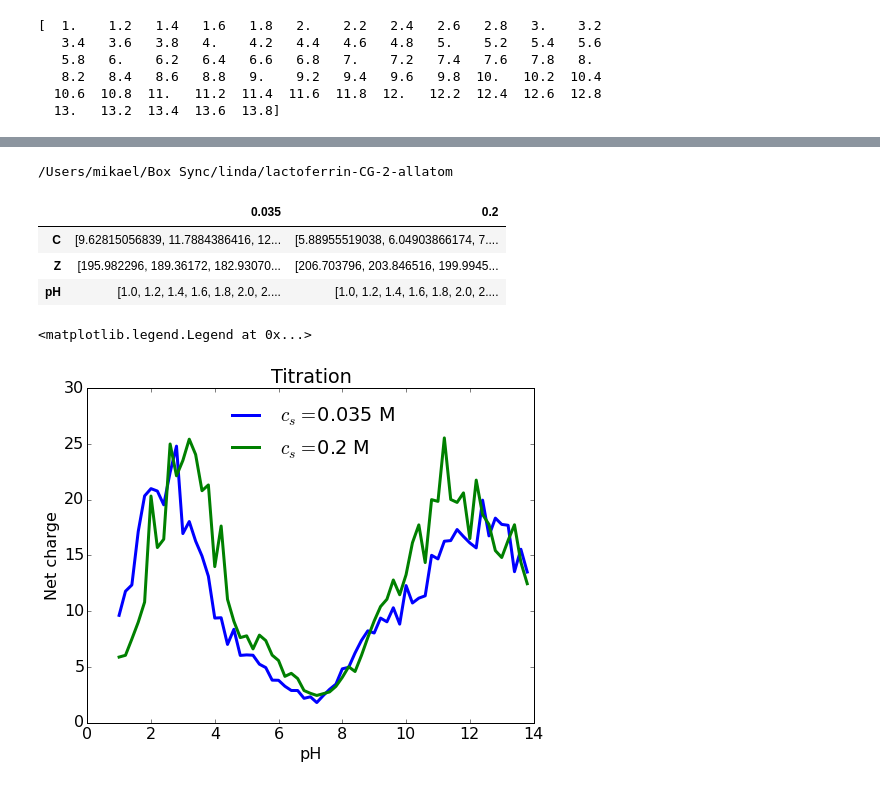
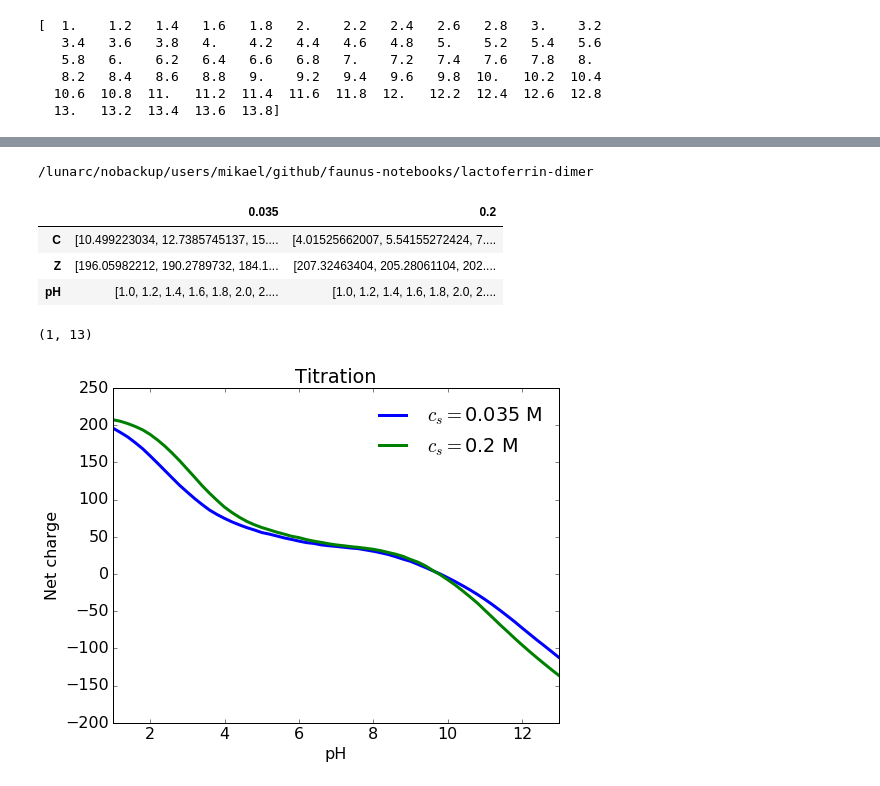
Before and after one commit to mlund/faunus-notebooks, a Jupyter notebook: lactoferrin-dimer/kontakt.ipynb, the cells around one changed output, grey strips where cells are left out. Cells and saved outputs as stored; diff of their text form; code cells hidden in the pictures.

```diff
--- a/lactoferrin-dimer/kontakt.ipynb
+++ b/lactoferrin-dimer/kontakt.ipynb
@@ -103,6 +116,7 @@ Writing submit.sh
 # %%
 pH_range       = np.arange(1, 14, 0.2)
 salt_range     = [0.035, 0.2]
+protein_range  = ['dimer.pqr', 'cg-a.pqr']
 print(pH_range)
 # %% [output]
 [  1.    1.2   1.4   1.6   1.8   2.    2.2   2.4   2.6   2.8   3.    3.2
@@ -245,41 +264,49 @@ done.
 %cd $workdir
 import json
 
-data = {}
+sets = {}
 
-for salt in salt_range:
-    d = {}
-    d['pH'] = pH_range
-    d['Z'] = []
-    d['C'] = []
-    for pH in pH_range:
-        pfx='pH'+str(pH)+'-I'+str(salt)
-        if os.path.isdir(pfx):
-            %cd -q $pfx
-            results = json.load( open('analysis_out.json') )
-            j  = results['chargemultipole']['mollist']['protein']
-            Z  = j['Z']
-            Z2 = j['Z2']
-            d['Z'].append(Z)
-            d['C'].append(Z2-Z*Z)
-            %cd -q ..
-    data[str(salt)] = d
+for protein in protein_range:
+    data = {}
+    for salt in salt_range:
+        d = {}
+        d['pH'] = pH_range
+        d['Z'] = []
+        d['C'] = []
+        for pH in pH_range:
 
-data = pd.DataFrame(data) # convert to pandas object
-data
+            pfx='pH'+str(pH)+'-I'+str(salt)+'-'+protein
+            if os.path.isdir(pfx):
+                %cd -q $pfx
+                results = json.load( open('analysis_out.json') )
+                j  = results['chargemultipole']['mollist']['protein']
+                Z  = j['Z']
+                Z2 = j['Z2']
+                d['Z'].append(Z)
+                d['C'].append(Z2-Z*Z)
+                %cd -q ..
+
+        data[str(salt)] = d
+
+    sets[protein] = pd.DataFrame(data) # convert to pandas object
+
+sets = pd.Series(sets)
+sets['dimer.pqr']
 # %% [output]
-/Users/mikael/Box Sync/linda/lactoferrin-CG-2-allatom
+/lunarc/nobackup/users/mikael/github/faunus-notebooks/lactoferrin-dimer
 |  | 0.035 | 0.2 |
-| C | [9.62815056839, 11.7884386416, 12... | [5.88955519038, 6.04903866174, 7.... |
-| Z | [195.982296, 189.36172, 182.93070... | [206.703796, 203.846516, 199.9945... |
+| C | [10.499223034, 12.7385745137, 15.... | [4.01525662007, 5.54155272424, 7.... |
+| Z | [196.05982212, 190.2789732, 184.1... | [207.32463404, 205.28061104, 202.... |
 | pH | [1.0, 1.2, 1.4, 1.6, 1.8, 2.0, 2.... | [1.0, 1.2, 1.4, 1.6, 1.8, 2.0, 2.... |
 # %%
 plt.title('Titration')
 plt.xlabel('pH')
 plt.ylabel('Net charge')
-for salt, d in data.iteritems():
-    plt.plot(d.pH, d.C, label=r'$c_s=$'+salt+' M', lw=3)
+for salt, d in sets['dimer.pqr'].iteritems():
+    plt.plot(d.pH, d.Z, label=r'$c_s=$'+salt+' M', lw=3)
 plt.legend(loc=0, frameon=False)
+#plt.ylim((0,30))
+plt.xlim((1,13))
 # %% [output]
-<matplotlib.legend.Legend at 0x...>
+(1, 13)
-[figure, old version]
+[figure, new version]
```
Also changed, not shown: parts of 15 cells of this notebook.
